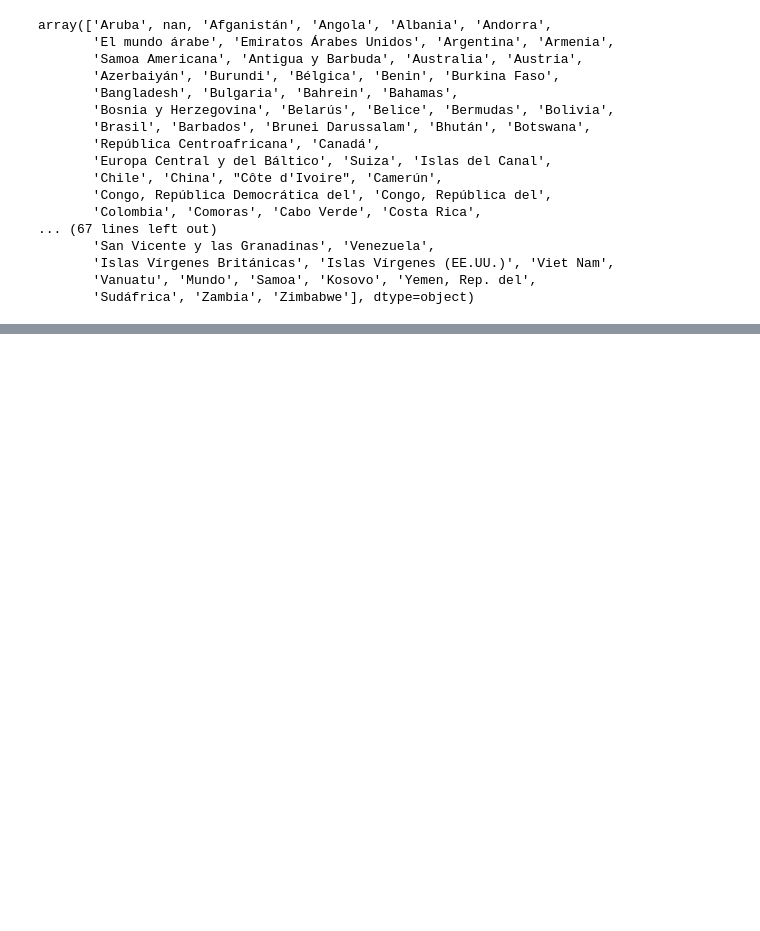
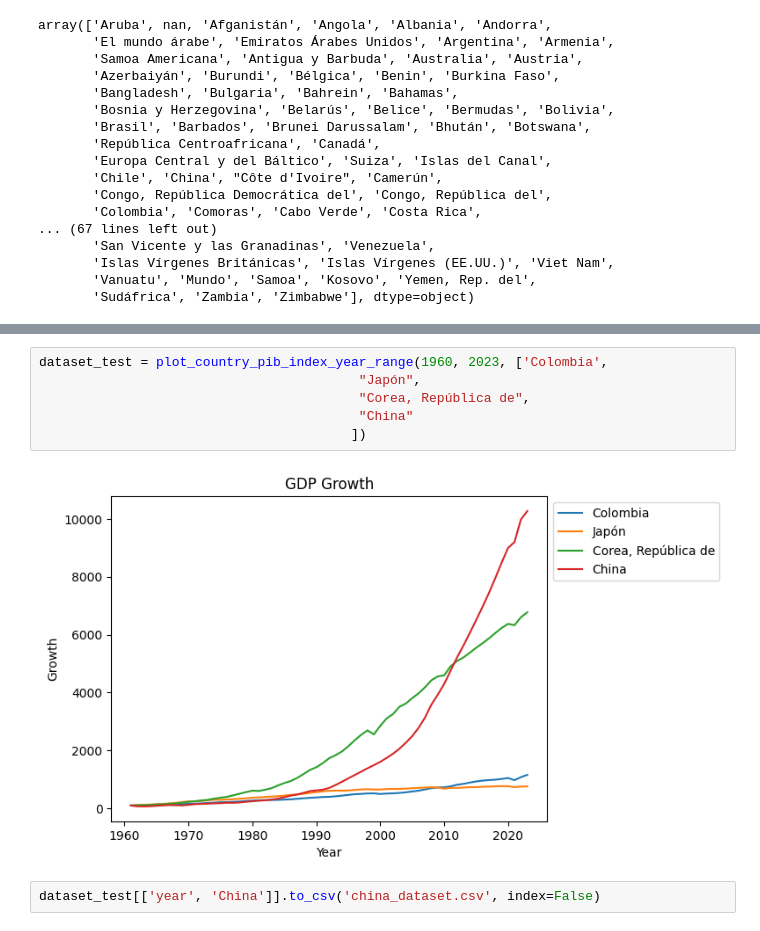
Before and after one commit to nicodigos/gdp-growth-chart, a Jupyter notebook: GDPGrowth.ipynb, the cells around one changed output, grey strips where cells are left out. Cells and saved outputs as stored; diff of their text form; blank space fills up the shorter version.

```diff
--- a/GDPGrowth.ipynb
+++ b/GDPGrowth.ipynb
@@ -132,0 +216,10 @@ z
+# %%
+dataset_test = plot_country_pib_index_year_range(1960, 2023, ['Colombia',
+                                         "Japón",
+                                         "Corea, República de",
+                                         "China"
+                                        ])
+# %% [output]
+[figure, added]
+# %%
+dataset_test[['year', 'China']].to_csv('china_dataset.csv', index=False)
```
Also changed, not shown: parts of 5 cells of this notebook, 1 other file.
